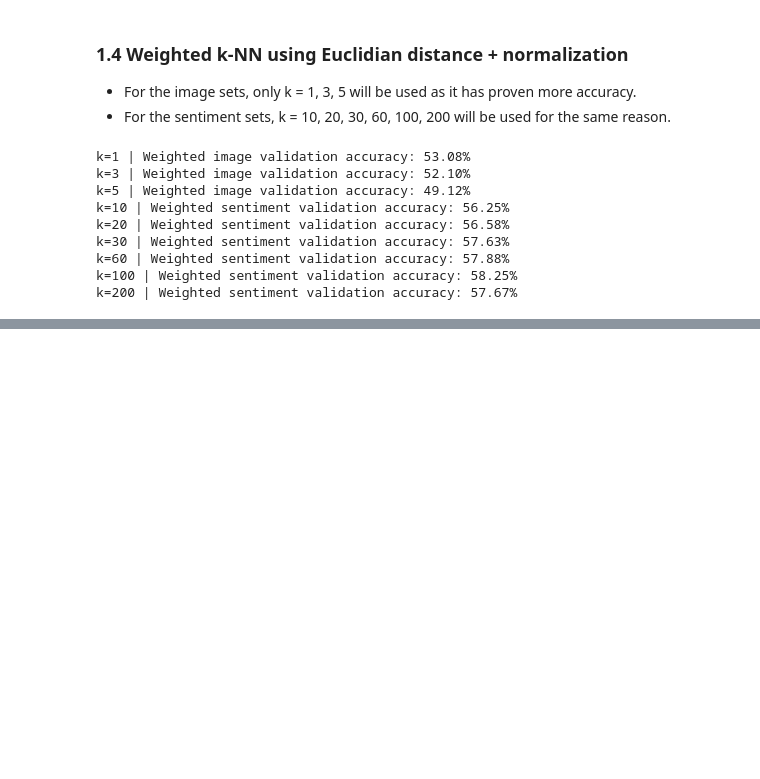
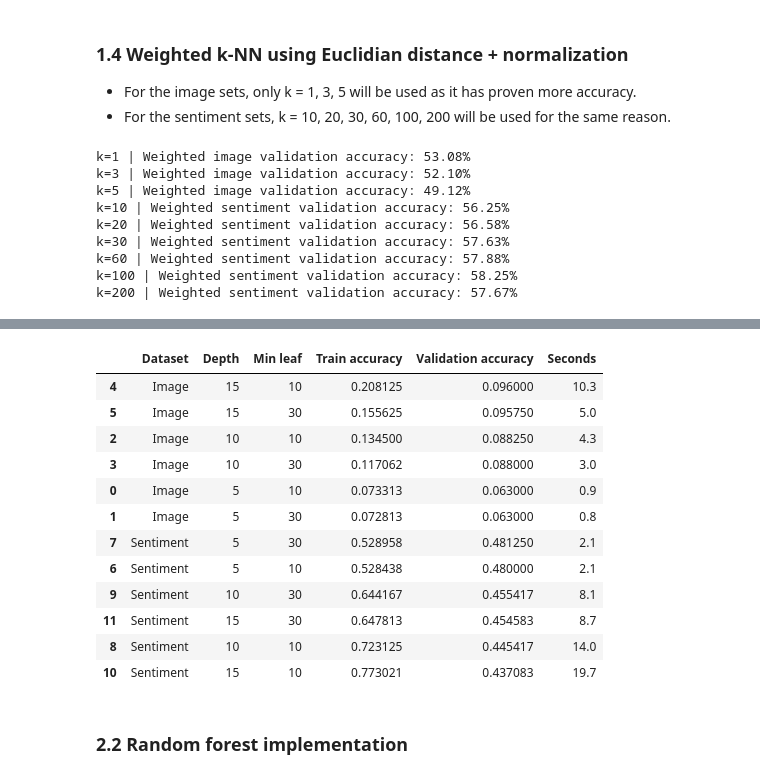
Before and after one commit to COMP472-Fall2026/Team11_NN, a Jupyter notebook: 02_supervised_models.ipynb, the cells around one changed output, grey strips where cells are left out. Saved outputs shown, nothing was run; the diff lists cells and outputs as text; code cells hidden in the pictures; blank space fills up the shorter version.

```diff
--- a/02_supervised_models.ipynb
+++ b/02_supervised_models.ipynb
@@ -113,0 +179,61 @@ k=200 | Weighted sentiment validation accuracy: 57.67%
+# %%
+tree_results = []
+best_trees = {}
+
+for dataset, (Xtr, Xva, ytr, yva) in DATASETS_TREE.items():
+
+    best_score = -1
+
+    for depth in [5, 10, 15]:
+        for leaf in [10, 30]:
+
+            start = perf_counter()
+
+            model = CustomDecisionTree(
+                max_depth=depth,
+                min_samples_leaf=leaf,
+                min_samples_split=2 * leaf,
+                n_thresholds=8,
+                random_state=SEED_TREE
+            )
+
+            model.fit(Xtr, ytr)
+
+            train_acc = accuracy_score(
+                ytr, model.predict(Xtr)
+            )
+
+            val_acc = accuracy_score(
+                yva, model.predict(Xva)
+            )
+
+            elapsed = perf_counter() - start
+
+            tree_results.append({
+                "Dataset": dataset,
+                "Depth": depth,
+                "Min leaf": leaf,
+                "Train accuracy": train_acc,
+                "Validation accuracy": val_acc,
+                "Seconds": round(elapsed, 1)
+            })
+
+            print(
+                f"{dataset} | Depth={depth} | Leaf={leaf} "
+                f"| Train={train_acc:.3f} "
+                f"| Validation={val_acc:.3f}"
+            )
+
+            if val_acc > best_score:
+                best_score = val_acc
+                best_trees[dataset] = model
+
+tree_results_df = pd.DataFrame(tree_results)
+
+display(
+    tree_results_df.sort_values(
+        ["Dataset", "Validation accuracy"],
+        ascending=[True, False]
+    )
+)
+# %% [output]
@@ -113,0 +252,15 @@ k=200 | Weighted sentiment validation accuracy: 57.67%
+|  | Dataset | Depth | Min leaf | Train accuracy | Validation accuracy | Seconds |
+| 4 | Image | 15 | 10 | 0.208125 | 0.096000 | 10.3 |
+| 5 | Image | 15 | 30 | 0.155625 | 0.095750 | 5.0 |
+| 2 | Image | 10 | 10 | 0.134500 | 0.088250 | 4.3 |
+| 3 | Image | 10 | 30 | 0.117062 | 0.088000 | 3.0 |
+| 0 | Image | 5 | 10 | 0.073313 | 0.063000 | 0.9 |
+| 1 | Image | 5 | 30 | 0.072813 | 0.063000 | 0.8 |
+| 7 | Sentiment | 5 | 30 | 0.528958 | 0.481250 | 2.1 |
+| 6 | Sentiment | 5 | 10 | 0.528438 | 0.480000 | 2.1 |
+| 9 | Sentiment | 10 | 30 | 0.644167 | 0.455417 | 8.1 |
+| 11 | Sentiment | 15 | 30 | 0.647813 | 0.454583 | 8.7 |
+| 8 | Sentiment | 10 | 10 | 0.723125 | 0.445417 | 14.0 |
+| 10 | Sentiment | 15 | 10 | 0.773021 | 0.437083 | 19.7 |
+# %% [markdown]
+### 2.2 Random forest implementation
```
Also changed, not shown: parts of 13 cells of this notebook, 4 other files.
